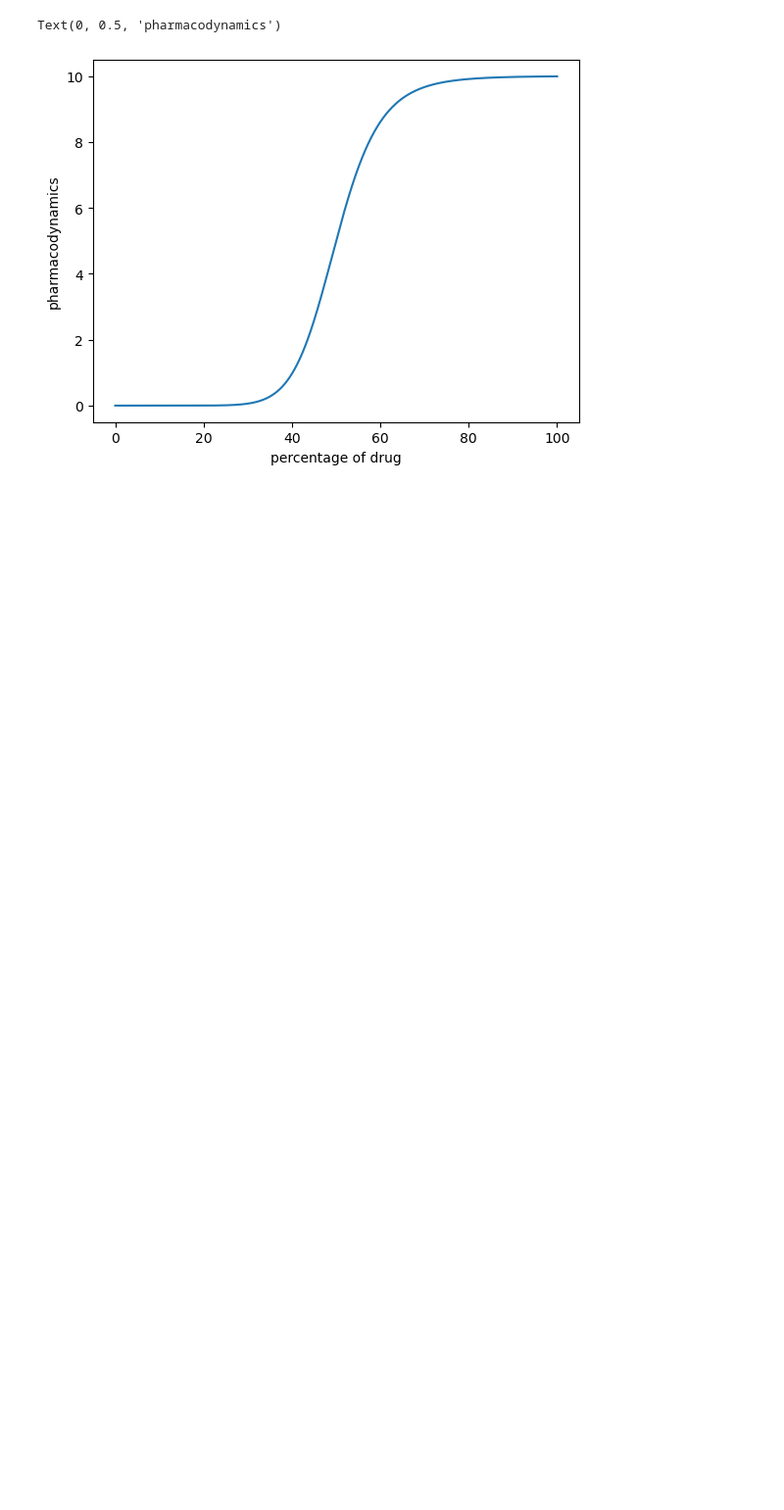
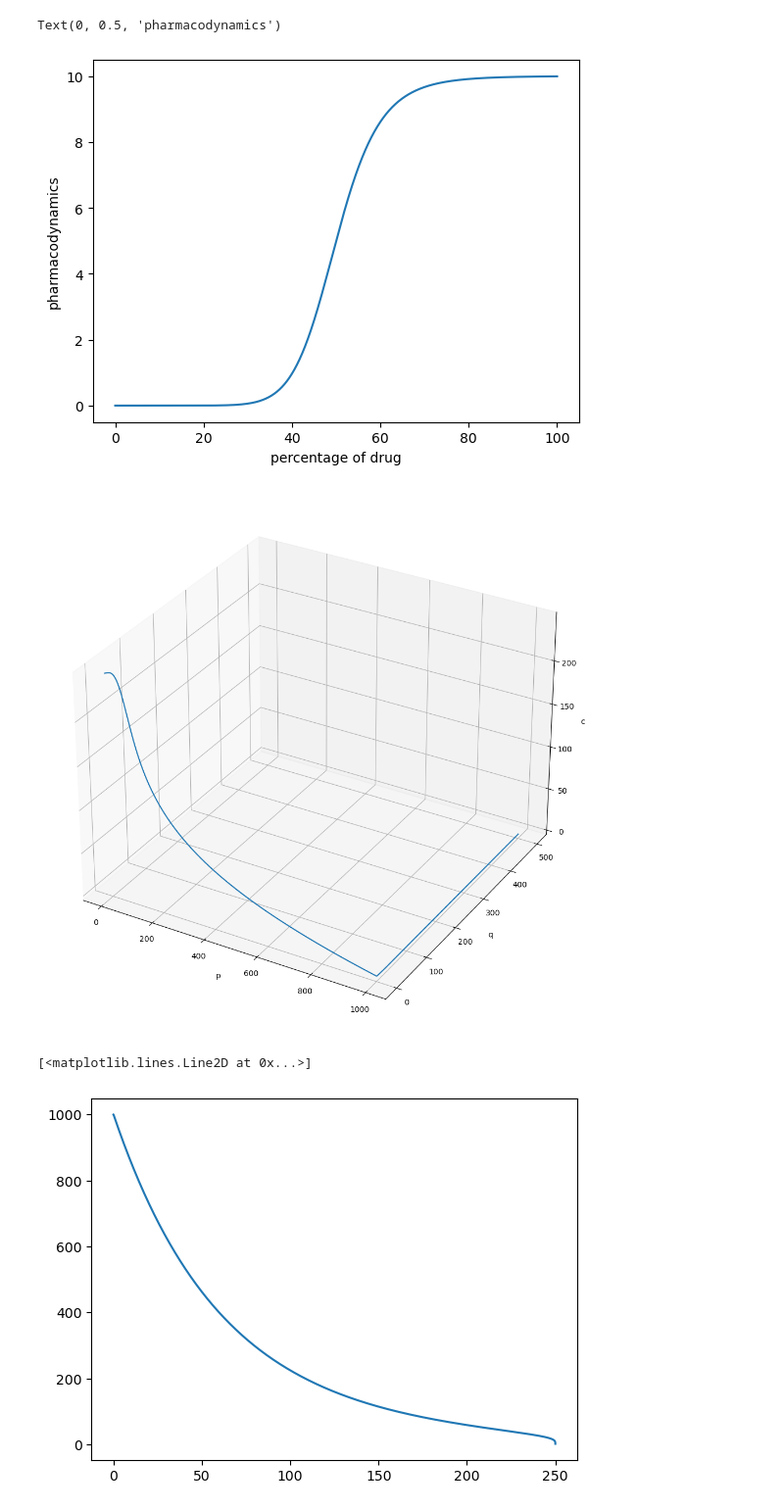
Before and after one commit to SPS-SP2273/learning-portfolio-yugan01, a Jupyter notebook: Mike testing 1 2 3.ipynb, the cells around one changed output. Shown at 98% size. Saved outputs shown, nothing was run; the diff lists cells and outputs as text; code cells hidden in the pictures; blank space fills up the shorter version.

```diff
--- a/Mike testing 1 2 3.ipynb
+++ b/Mike testing 1 2 3.ipynb
@@ -86,3 +86,44 @@ plt.ylabel('pharmacodynamics')
 # %% [output]
 Text(0, 0.5, 'pharmacodynamics')
 [figure]
+# %%
+from matplotlib import pyplot as plt
+import math
+from mpl_toolkits.mplot3d import Axes3D
+
+from scipy.integrate import odeint
+
+def derivative(value, t):
+    p, q, c, y = value
+    dp_dt = -0.192 * p * math.log(p/q)
+    dq_dt = 5.85 * p - (0.02 + 0.00873 * (p ** 2/3)) * q - 10 * c * q / (50 + c)
+    dc_dt = -0.3 * c + 75
+    dy_dt = 75
+
+    return [dp_dt, dq_dt, dc_dt, dy_dt]
+fig2 = plt.figure(figsize = (10,10))
+max_time = 50
+d = 0.001
+time = np.arange(0, max_time, d)
+results = odeint(y0 = [1000, 500 ,0,0],
+                 func = derivative,
+                 t = time)
+
+x2 = results[:, 0] #p
+y2 = results[:, 1] #q
+z2 = results[:, 2] #c
+ax = plt.axes(projection = '3d')
+
+ax.plot3D(x2, y2, z2)
+ax.set_xlabel('p')
+ax.set_ylabel('q')
+ax.set_zlabel('c')
+#ax.dist = 20
+plt.tight_layout()
+#ax.view_init(0,-90)
+plt.show()
+plt.plot(z2, x2) # graph of drug(x axis) against graph of tumor size(y axis) decreases from 5000mm^2
+# %% [output]
+[figure, added]
+[<matplotlib.lines.Line2D at 0x...>]
+[figure, added]
```
Also changed, not shown: parts of 3 cells of this notebook, 21 other files.
